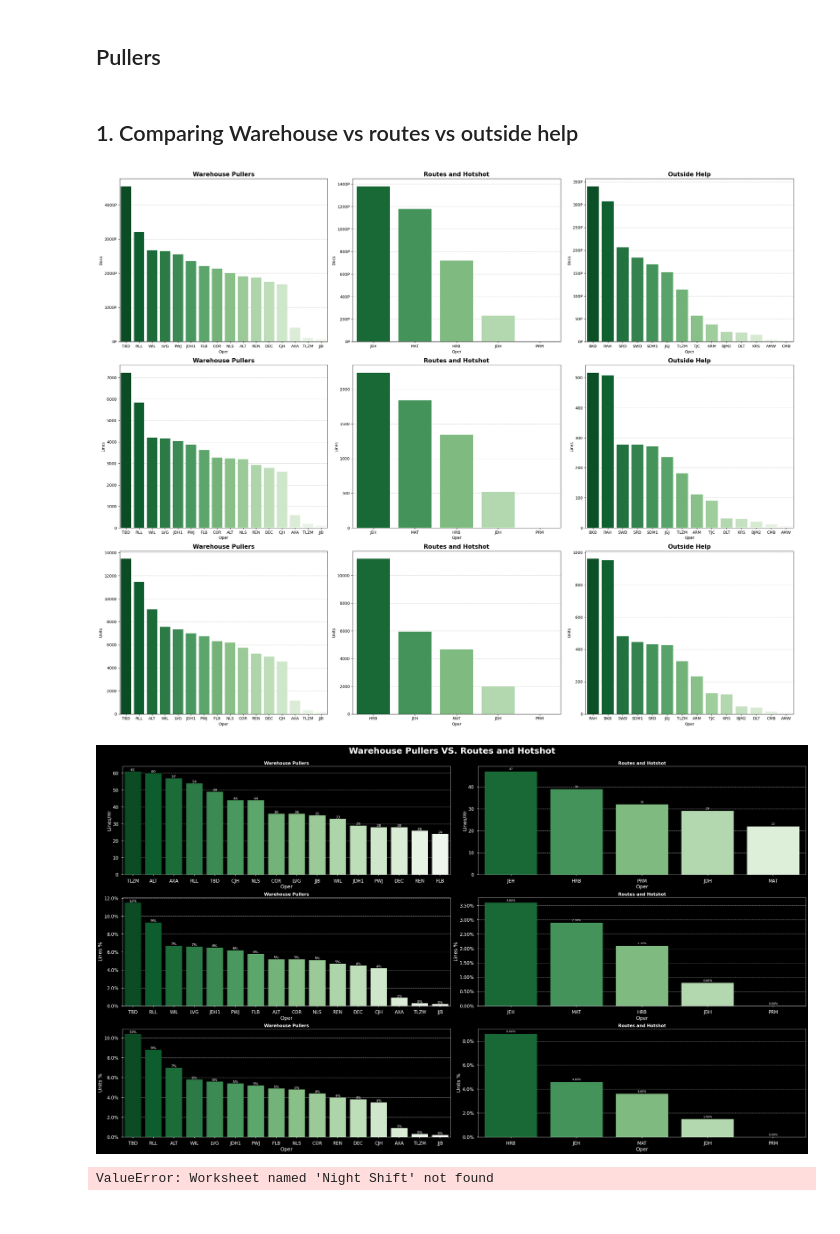
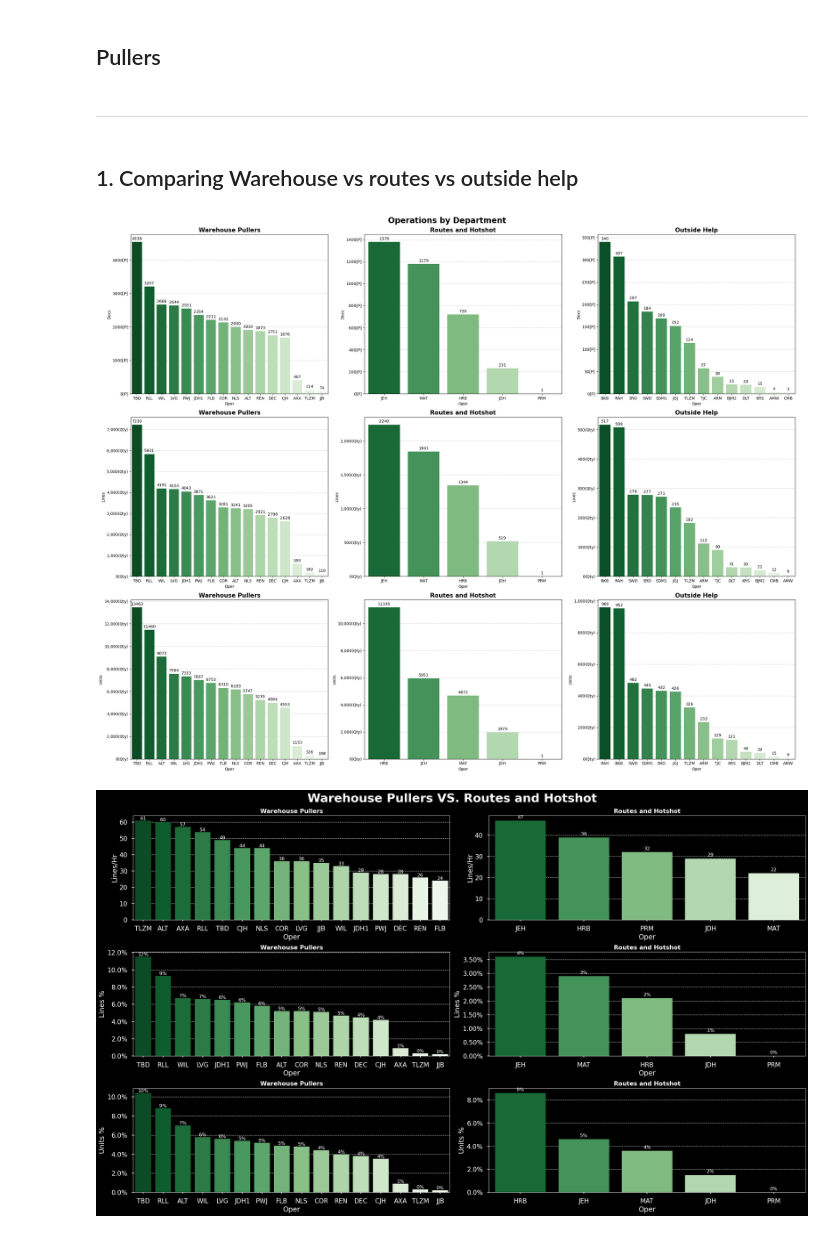
Before and after one commit to zeekwired/Tristate, a Jupyter notebook: Operator_Analysis.ipynb, the cells around one changed output. Cells and saved outputs as stored; diff of their text form; code cells hidden in the pictures.

```diff
--- a/Operator_Analysis.ipynb
+++ b/Operator_Analysis.ipynb
@@ -7,5 +9,7 @@ import seaborn as sns
 # %% [markdown]
 ## Pullers
+# %% [markdown]
+---
 # %%
 op_warehouse = pd.read_excel('OA_Warhouse_Pullers.xls')
 op_routes_hotshot = pd.read_excel('OA_Routes_Hotshot.xls')
@@ -20,83 +24,95 @@ with plt.style.context('seaborn-muted', 'seaborn-poster'):
     sns.barplot(x='Oper', y='Docs', data=op_warehouse.sort_values('Docs', ascending=False), ax=ax[0, 0], zorder=3, palette='Greens_r')
     ax[0,0].set_title('Warehouse Pullers', fontsize=15, fontweight='bold')
     ax[0,0].grid(True, axis='y', zorder=0, color='lightgrey', linestyle='--', linewidth=1)
-    ax[0,0].yaxis.set_major_formatter(ticker.FormatStrFormatter('%dP'))
+    ax[0,0].yaxis.set_major_formatter(ticker.FormatStrFormatter('%d[P]'))
+    ax[0,0].bar_label(ax[0,0].containers[0], fmt='%d', padding=3)
     sns.barplot(x='Oper', y='Docs', data=op_routes_hotshot.sort_values('Docs', ascending=False), ax=ax[0, 1], zorder=3, palette='Greens_r')
     ax[0,1].grid(True, axis='y', zorder=0, color='lightgrey', linestyle='--', linewidth=1)
     ax[0,1].set_title('Routes and Hotshot', fontsize=15, fontweight='bold')
-    ax[0,1].yaxis.set_major_formatter(ticker.FormatStrFormatter('%dP'))
+    ax[0,1].yaxis.set_major_formatter(ticker.FormatStrFormatter('%d[P]'))
+    ax[0,1].bar_label(ax[0,1].containers[0], fmt='%d', padding=3)
     sns.barplot(x='Oper', y='Docs', data=op_outside.sort_values('Docs', ascending=False), ax=ax[0, 2], zorder=3, palette='Greens_r')
     ax[0,2].grid(True, axis='y', zorder=0, color='lightgrey', linestyle='--', linewidth=1)
     ax[0,2].set_title('Outside Help', fontsize=15, fontweight='bold')
-    ax[0,2].yaxis.set_major_formatter(ticker.FormatStrFormatter('%dP'))
+    ax[0,2].yaxis.set_major_formatter(ticker.FormatStrFormatter('%d[P]'))
+    ax[0,2].bar_label(ax[0,2].containers[0], fmt='%d', padding=3)
 
     # Organize by Lines
     sns.barplot(x='Oper', y='Lines', data=op_warehouse.sort_values('Lines', ascending=False), ax=ax[1, 0], zorder=3, palette='Greens_r')
     ax[1,0].set_title('Warehouse Pullers', fontsize=15, fontweight='bold')
     ax[1,0].grid(True, axis='y', zorder=0, color='lightgrey', linestyle='--', linewidth=1)
+    ax[1,0].yaxis.set_major_formatter(ticker.FuncFormatter(lambda x, pos: f'{x:,.0f}(Qty)'))
+    ax[1,0].bar_label(ax[1,0].containers[0], fmt='%d', padding=3)
     sns.barplot(x='Oper', y='Lines', data=op_routes_hotshot.sort_values('Lines', ascending=False), ax=ax[1, 1], zorder=3, palette='Greens_r')
     ax[1,1].set_title('Routes and Hotshot', fontsize=15, fontweight='bold')
     ax[1,1].grid(True, axis='y', zorder=0, color='lightgrey', linestyle='--', linewidth=1)
+    ax[1,1].yaxis.set_major_formatter(ticker.FuncFormatter(lambda x, pos: f'{x:,.0f}(Qty)'))
+    ax[1,1].bar_label(ax[1,1].containers[0], fmt='%d', padding=3)
     sns.barplot(x='Oper', y='Lines', data=op_outside.sort_values('Lines', ascending=False), ax=ax[1, 2], zorder=3, palette='Greens_r')
     ax[1,2].set_title('Outside Help', fontsize=15, fontweight='bold')
     ax[1,2].grid(True, axis='y', zorder=0, color='lightgrey', linestyle='--', linewidth=1)
+    ax[1,2].yaxis.set_major_formatter(ticker.FuncFormatter(lambda x, pos: f'{x:,.0f}(Qty)'))
+    ax[1,2].bar_label(ax[1,2].containers[0], fmt='%d', padding=3)
 
     # Organize by Units
     sns.barplot(x='Oper', y='Units', data=op_warehouse.sort_values('Units', ascending=False), ax=ax[2, 0], zorder=3, palette='Greens_r')
     ax[2,0].set_title('Warehouse Pullers', fontsize=15, fontweight='bold')
     ax[2,0].grid(True, axis='y', zorder=0, color='lightgrey', linestyle='--', linewidth=1)
+    ax[2,0].yaxis.set_major_formatter(ticker.FuncFormatter(lambda x, pos: f'{x:,.0f}(Qty)'))
+    ax[2,0].bar_label(ax[2,0].containers[0], fmt='%d', padding=3)
     sns.barplot(x='Oper', y='Units', data=op_routes_hotshot.sort_values('Units', ascending=False), ax=ax[2, 1], zorder=3, palette='Greens_r')
     ax[2,1].set_title('Routes and Hotshot', fontsize=15, fontweight='bold')
     ax[2,1].grid(True, axis='y', zorder=0, color='lightgrey', linestyle='--', linewidth=1)
+    ax[2,1].yaxis.set_major_formatter(ticker.FuncFormatter(lambda x, pos: f'{x:,.0f}(Qty)'))
+    ax[2,1].bar_label(ax[2,1].containers[0], fmt='%d', padding=3)
     sns.barplot(x='Oper', y='Units', data=op_outside.sort_values('Units', ascending=False), ax=ax[2, 2], zorder=3, palette='Greens_r')
     ax[2,2].grid(True, axis='y', zorder=0, color='lightgrey', linestyle='--', linewidth=1)
     ax[2,2].set_title('Outside Help', fontsize=15, fontweight='bold')
+    ax[2,2].yaxis.set_major_formatter(ticker.FuncFormatter(lambda x, pos: f'{x:,.0f}(Qty)'))
+    ax[2,2].bar_label(ax[2,2].containers[0], fmt='%d', padding=3)
 
+plt.suptitle('Operations by Department', fontsize=20, fontweight='bold', y=0.99)
 plt.tight_layout()
 plt.show()
 # %% [output]
-[figure, old version]
+[figure, new version]
 # %%
 with plt.style.context(['seaborn-muted', 'seaborn-poster', 'dark_background']):
 
-    fig, ax = plt.subplots(3, 2, figsize=(35, 20))
+    fig, ax = plt.subplots(3, 2, figsize=(25, 15))
     # Organized by warehouse pullers
     sns.barplot(x='Oper', y='Lines/Hr', data=op_warehouse.sort_values('Lines/Hr', ascending=False), ax=ax[0, 0], zorder=3, palette='Greens_r', dodge=False)
     ax[0,0].set_title('Warehouse Pullers', fontsize=15, fontweight='bold')
     ax[0,0].grid(True, axis='y', zorder=0, color='lightgrey', linestyle='--', linewidth=1)
     ax[0,0].bar_label(ax[0,0].containers[0], fmt='%.0f', fontsize=12, color='white')
     sns.barplot(x='Oper', y='Lines %', data=op_warehouse.sort_values('Lines %', ascending=False), ax=ax[1, 0], zorder=3, palette='Greens_r')
     ax[1,0].set_title('Warehouse Pullers', fontsize=15, fontweight='bold')
     ax[1,0].grid(True, axis='y', zorder=0, color='lightgrey', linestyle='--', linewidth=1)
     ax[1,0].yaxis.set_major_formatter(ticker.PercentFormatter())
     ax[1,0].bar_label(ax[1,0].containers[0], fmt='%.0f%%', fontsize=12, color='white')
     sns.barplot(x='Oper', y='Units %', data=op_warehouse.sort_values('Units %', ascending=False), ax=ax[2, 0], zorder=3, palette='Greens_r')
     ax[2,0].set_title('Warehouse Pullers', fontsize=15, fontweight='bold')
     ax[2,0].grid(True, axis='y', zorder=0, color='lightgrey', linestyle='--', linewidth=1)
     ax[2,0].yaxis.set_major_formatter(ticker.PercentFormatter())
     ax[2,0].bar_label(ax[2,0].containers[0], fmt='%.0f%%', fontsize=12, color='white')
 
     # Organized by Routes and Hotshot
     sns.barplot(x='Oper', y='Lines/Hr', data=op_routes_hotshot.sort_values('Lines/Hr', ascending=False), ax=ax[0, 1], zorder=3, palette='Greens_r')
     ax[0,1].set_title('Routes and Hotshot', fontsize=15, fontweight='bold')
     ax[0,1].grid(True, axis='y', zorder=0, color='lightgrey', linestyle='--', linewidth=1)
-    ax[0,1].bar_label(ax[0,1].containers[0], fmt='%.0f', padding=3)
+    ax[0,1].bar_label(ax[0,1].containers[0], fmt='%.0f', padding=3, fontsize=12, color='white')
     sns.barplot(x='Oper', y='Lines %', data=op_routes_hotshot.sort_values('Lines %', ascending=False), ax=ax[1, 1], zorder=3, palette='Greens_r')
     ax[1,1].set_title('Routes and Hotshot', fontsize=15, fontweight='bold')
     ax[1,1].grid(True, axis='y', zorder=0, color='lightgrey', linestyle='--', linewidth=1)
     ax[1,1].yaxis.set_major_formatter(ticker.PercentFormatter())
-    ax[1,1].bar_label(ax[1,1].containers[0], fmt='%.2f%%', padding=3)
+    ax[1,1].bar_label(ax[1,1].containers[0], fmt='%.0f%%', padding=3, fontsize=12, color='white')
     sns.barplot(x='Oper', y='Units %', data=op_routes_hotshot.sort_values('Units %', ascending=False), ax=ax[2, 1], zorder=3, palette='Greens_r')
     ax[2,1].set_title('Routes and Hotshot', fontsize=15, fontweight='bold')
     ax[2,1].grid(True, axis='y', zorder=0, color='lightgrey', linestyle='--', linewidth=1)
     ax[2,1].yaxis.set_major_formatter(ticker.PercentFormatter())
-    ax[2,1].bar_label(ax[2,1].containers[0], fmt='%.2f%%', padding=3)
-plt.suptitle('Warehouse Pullers VS. Routes and Hotshot', fontsize=30, fontweight='bold', color='white', y=1)
+    ax[2,1].bar_label(ax[2,1].containers[0], fmt='%.0f%%', padding=3, fontsize=12, color='white')
+plt.suptitle('Warehouse Pullers VS. Routes and Hotshot', fontsize=30, fontweight='bold', color='white', y=0.99)
 plt.tight_layout()
 plt.show();
 # %% [output]
-[figure, old version]
+[figure, new version]
-# %%
-oa_night = pd.read_excel('OA_Stockers.xls', sheet_name='Night Shift')
-# %% [output]
-ValueError: Worksheet named 'Night Shift' not found
```
Also changed, not shown: parts of 7 cells of this notebook.
